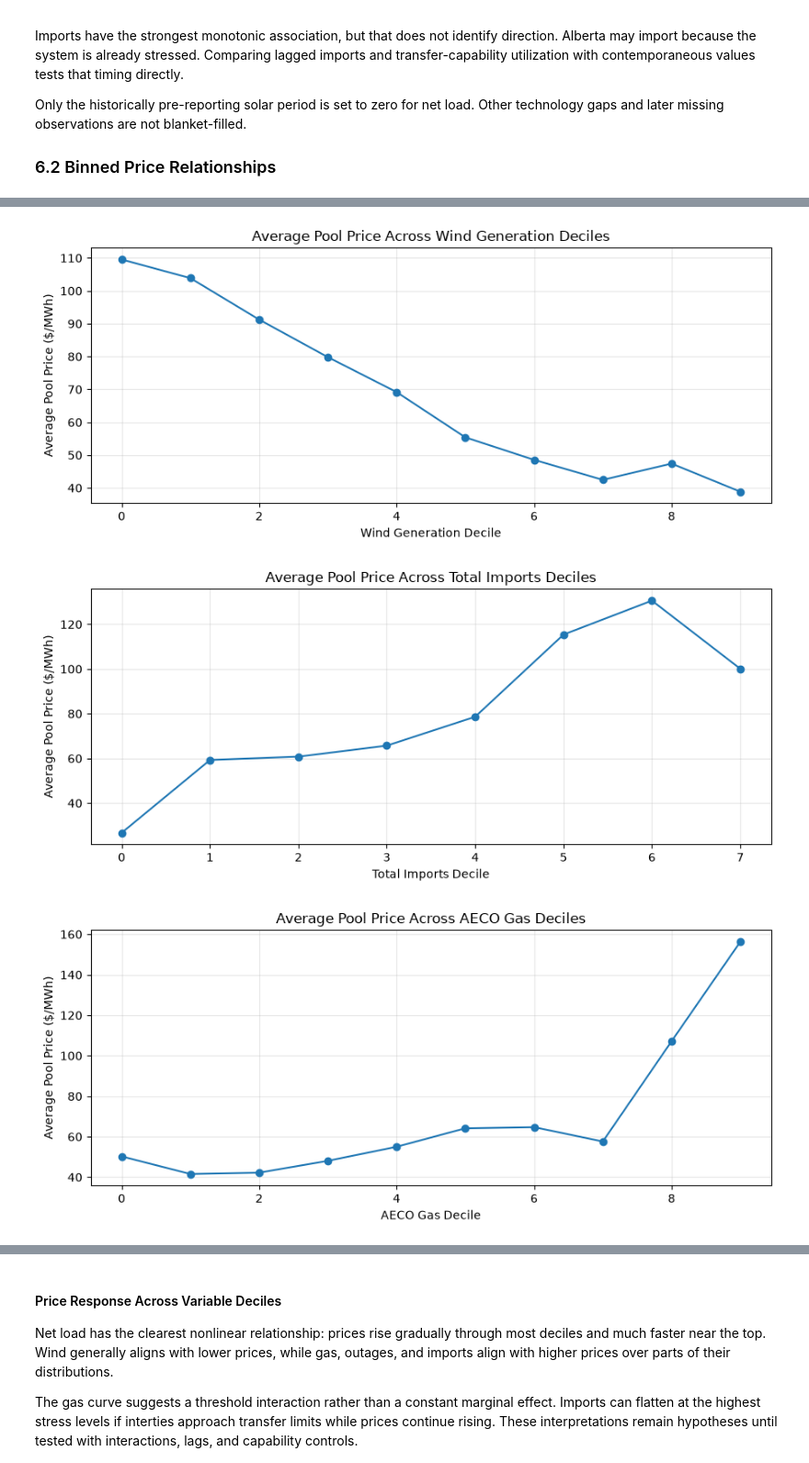
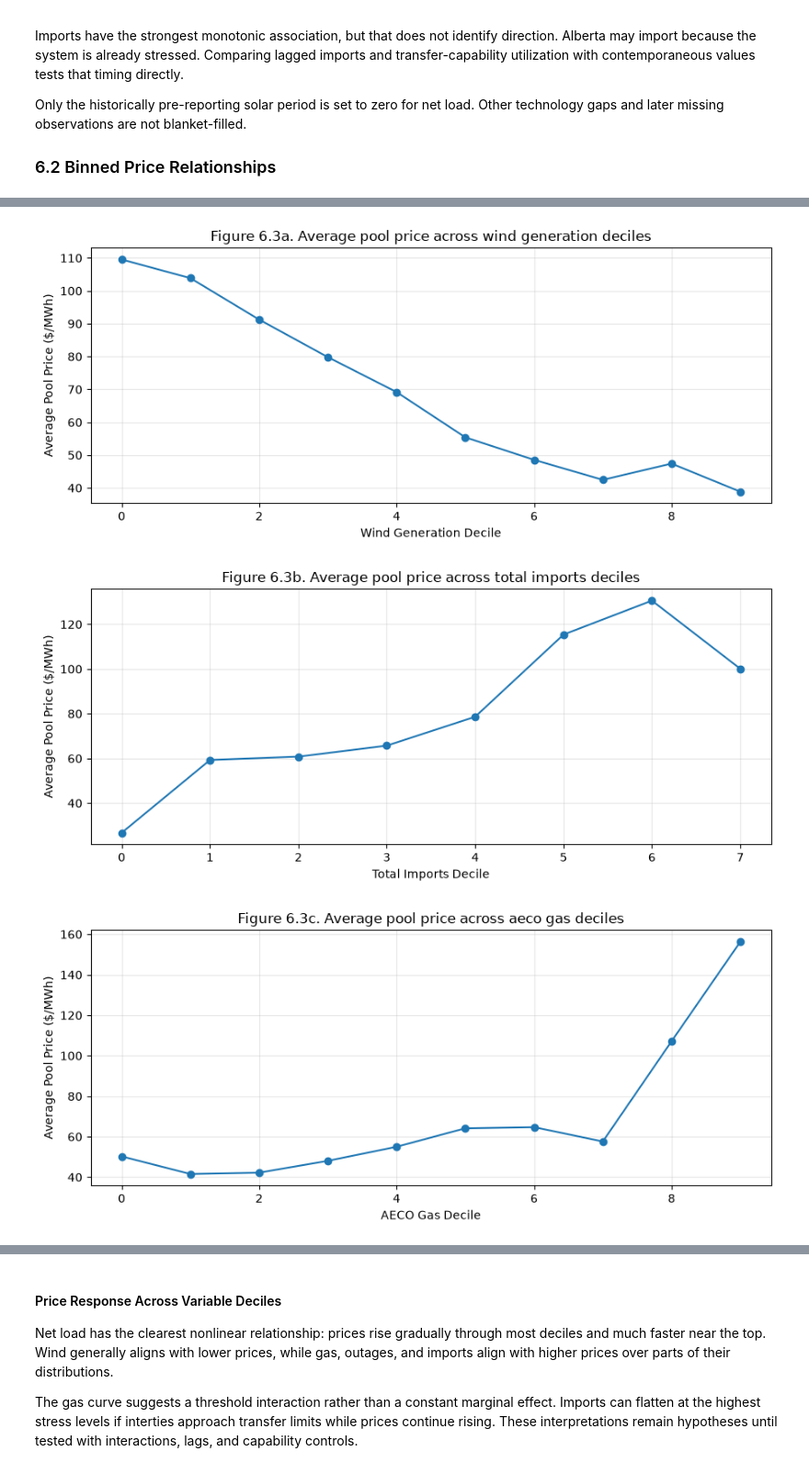
Before and after one commit to bhasein/alberta_power_markets_project, a Jupyter notebook: notebooks/01_Understanding_the_Alberta_Electricity_Market.ipynb, the cells around one changed output, grey strips where cells are left out. Shown at 92% size. Drawn from its saved outputs; the diff is of its cells as text; code cells hidden in the pictures.

```diff
--- a/notebooks/01_Understanding_the_Alberta_Electricity_Market.ipynb
+++ b/notebooks/01_Understanding_the_Alberta_Electricity_Market.ipynb
@@ -1536,7 +1536,7 @@ for season in seasonal_load_profile.columns:
         label=season,
     )
 
-ax.set_title("Seasonal Intraday Load Profiles")
+ax.set_title("Figure 3.4. Seasonal intraday load profiles")
 ax.set_xlabel("Hour of Day (Mountain Time)")
 ax.set_ylabel("Average Load (MW)")
 ax.set_xticks(range(0, 24, 2))
@@ -1561,6 +1561,11 @@ Winter has the highest typical loads and spring the lowest. Every season retains
 profile_variables = {
     "Pool Price": "pool_price",
     "Total Imports": "total_imports_mw",
+}
+
+profile_figure_numbers = {
+    "Pool Price": "3.5a",
+    "Total Imports": "3.5b",
 }
 
 for label, column in profile_variables.items():
@@ -1578,7 +1583,10 @@ for label, column in profile_variables.items():
         marker="o",
     )
 
-    ax.set_title(f"Typical Intraday Profile: {label}")
+    ax.set_title(
+        f"Figure {profile_figure_numbers[label]}. "
+        f"Typical intraday profile: {label.lower()}"
+    )
     ax.set_xlabel("Hour of Day (Mountain Time)")
     ax.set_ylabel(label)
     ax.set_xticks(range(0, 24, 2))
@@ -1602,10 +1610,17 @@ Imports and prices rise toward the late-afternoon demand peak. Their similar tim
 
 solar_col = "solar_system_generation"
 
-for label, column in {
+renewable_profile_variables = {
     "Wind": "wind_system_generation",
     "Solar": solar_col,
-}.items():
+}
+
+renewable_figure_numbers = {
+    "Wind": "3.6a",
+    "Solar": "3.6b",
+}
+
+for label, column in renewable_profile_variables.items():
 
     seasonal_profile = (
         master.groupby(["hour_alberta", "season"])[column]
@@ -1624,7 +1639,10 @@ for label, column in {
             label=season,
         )
 
-    ax.set_title(f"Seasonal Intraday {label} Generation")
+    ax.set_title(
+        f"Figure {renewable_figure_numbers[label]}. "
+        f"Seasonal intraday {label.lower()} generation"
+    )
     ax.set_xlabel("Hour of Day (Mountain Time)")
     ax.set_ylabel("Average Generation (MW)")
     ax.set_xticks(range(0, 24, 2))
@@ -2339,7 +2361,7 @@ ax.plot(
     label="Median price",
 )
 
-ax.set_title("Pool Price Across Net-Load Deciles")
+ax.set_title("Figure 6.2. Pool price across net load deciles")
 ax.set_xlabel("Net-Load Decile")
 ax.set_ylabel("Pool Price ($/MWh)")
 ax.legend()
@@ -2364,31 +2386,41 @@ plt.show()
 # %%
 # ---------------------------------------------------------------------
 # Compare pool-price behaviour across selected feature deciles
 # ---------------------------------------------------------------------
 
 features_to_test = {
     "Wind Generation": "wind",
     "Total Imports": "imports",
     "AECO Gas": "gas",
     "Total Outages": "outages",
 }
 
+decile_figure_numbers = {
+    "Wind Generation": "6.3a",
+    "Total Imports": "6.3b",
+    "AECO Gas": "6.3c",
+    "Total Outages": "6.3d",
+}
+
 decile_results = {}
 
 for label, feature in features_to_test.items():
     summary = decile_relationship(relationship_df, feature, "price")
     decile_results[label] = summary
 
     fig, ax = plt.subplots(figsize=(9, 4))
     ax.plot(summary.index, summary["average_target"], marker="o")
-    ax.set_title(f"Average Pool Price Across {label} Deciles")
+    ax.set_title(
+        f"Figure {decile_figure_numbers[label]}. "
+        f"Average pool price across {label.lower()} deciles"
+    )
     ax.set_xlabel(f"{label} Decile")
     ax.set_ylabel("Average Pool Price ($/MWh)")
     ax.grid(alpha=0.3)
 
     plt.tight_layout()
     plt.show()
 # %% [output]
-[figure, old version]
+[figure, new version]
-[figure, old version]
+[figure, new version]
-[figure, old version]
+[figure, new version]
```
Also changed, not shown: parts of 37 cells of this notebook.
